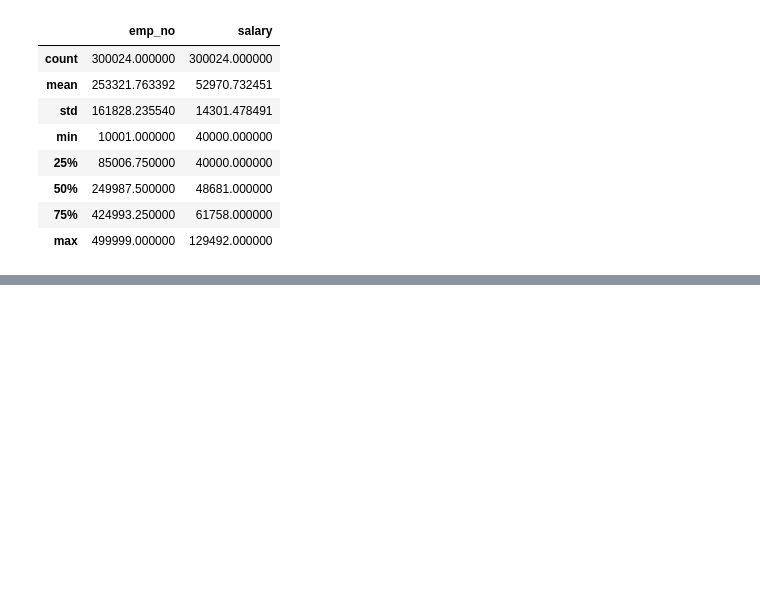
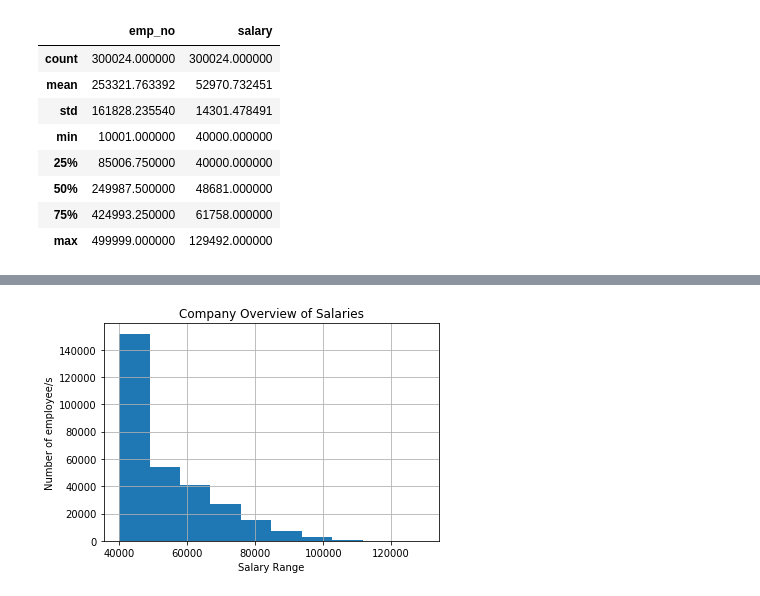
Before and after one commit to annabelcheong/sql-challenge, a Jupyter notebook: EmployeeSQL/bonus.ipynb, the cells around one changed output, grey strips where cells are left out. Saved outputs shown, nothing was run; the diff lists cells and outputs as text; code cells hidden in the pictures; blank space fills up the shorter version.

```diff
--- a/EmployeeSQL/bonus.ipynb
+++ b/EmployeeSQL/bonus.ipynb
@@ -85,3 +84,18 @@ salaries_df.head()
+# %%
+salary_graph=salaries_df.hist(column="salary",bins=10)
+salary_graph
+
+# Set a title for the chart
+plt.title("Company Overview of Salaries")
+plt.ylabel("Number of employee/s")
+plt.xlabel("Salary Range")
+ylim=(40000,120000)
+
+#Save figure
+plt.savefig("Company Overview of Salaries.png",bbox_inches="tight")
+plt.show()
+# %% [output]
+[figure, added]
 # %%
 # Salary max is just under 130,000.
 
```
Also changed, not shown: parts of 4 cells of this notebook, 1 other file.
